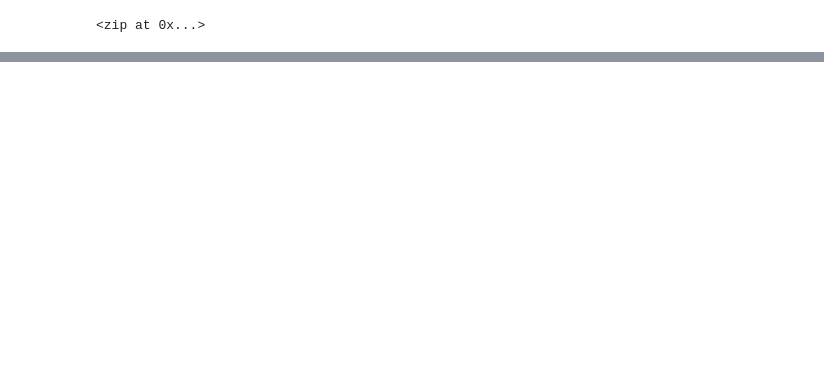
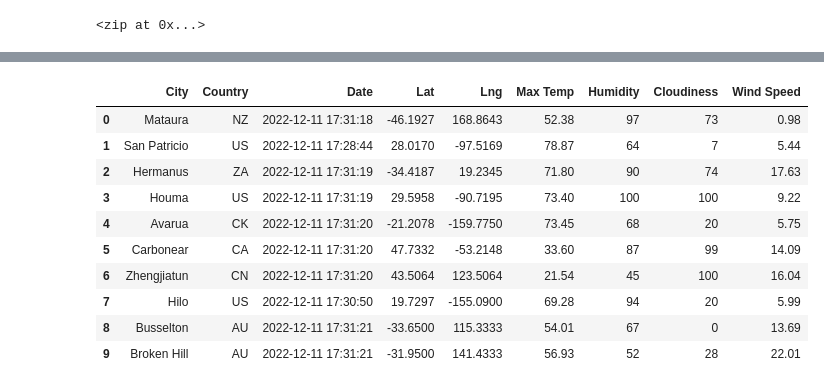
Before and after one commit to donnafraser/World_Weather_Analysis, a Jupyter notebook: WeatherPy.ipynb, the cells around one changed output, grey strips where cells are left out. Cells and saved outputs as stored; diff of their text form; code cells hidden in the pictures; blank space fills up the shorter version.

```diff
--- a/WeatherPy.ipynb
+++ b/WeatherPy.ipynb
@@ -110,0 +284,14 @@ len(cities)
+# %%
+city_data_df.head(10)
+# %% [output]
+|  | City | Country | Date | Lat | Lng | Max Temp | Humidity | Cloudiness | Wind Speed |
+| 0 | Mataura | NZ | 2022-12-11 17:31:18 | -46.1927 | 168.8643 | 52.38 | 97 | 73 | 0.98 |
+| 1 | San Patricio | US | 2022-12-11 17:28:44 | 28.0170 | -97.5169 | 78.87 | 64 | 7 | 5.44 |
+| 2 | Hermanus | ZA | 2022-12-11 17:31:19 | -34.4187 | 19.2345 | 71.80 | 90 | 74 | 17.63 |
+| 3 | Houma | US | 2022-12-11 17:31:19 | 29.5958 | -90.7195 | 73.40 | 100 | 100 | 9.22 |
+| 4 | Avarua | CK | 2022-12-11 17:31:20 | -21.2078 | -159.7750 | 73.45 | 68 | 20 | 5.75 |
+| 5 | Carbonear | CA | 2022-12-11 17:31:20 | 47.7332 | -53.2148 | 33.60 | 87 | 99 | 14.09 |
+| 6 | Zhengjiatun | CN | 2022-12-11 17:31:20 | 43.5064 | 123.5064 | 21.54 | 45 | 100 | 16.04 |
+| 7 | Hilo | US | 2022-12-11 17:30:50 | 19.7297 | -155.0900 | 69.28 | 94 | 20 | 5.99 |
+| 8 | Busselton | AU | 2022-12-11 17:31:21 | -33.6500 | 115.3333 | 54.01 | 67 | 0 | 13.69 |
+| 9 | Broken Hill | AU | 2022-12-11 17:31:21 | -31.9500 | 141.4333 | 56.93 | 52 | 28 | 22.01 |
```
Also changed, not shown: parts of 12 cells of this notebook, 5 other files.
